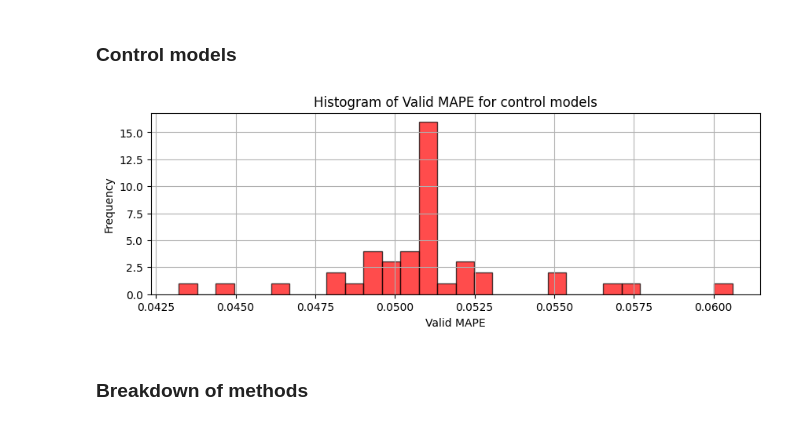
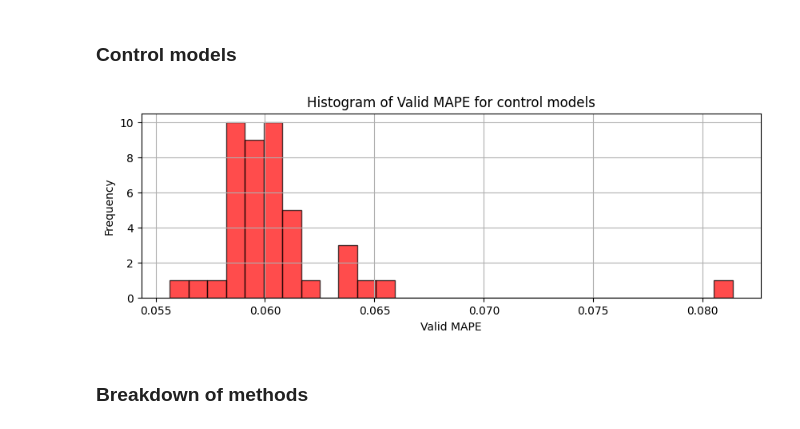
Before and after one commit to lichterberci/rbfar-ols, a Jupyter notebook: experiments.ipynb, the cells around one changed output. Saved outputs shown, nothing was run; the diff lists cells and outputs as text; code cells hidden in the pictures.

```diff
--- a/experiments.ipynb
+++ b/experiments.ipynb
@@ -251,7 +251,7 @@ if not isinstance(control_results, list):
 # %% [markdown]
 ## Evaluating the results
 # %%
-VALID_RATIO = 0.15
+VALID_RATIO = 0.2
 
 test_ratio = 1.0 - TRAIN_RATIO - VALID_RATIO
 assert test_ratio > 0, "Test ratio must be positive."
@@ -367,14 +367,11 @@ for i, res in enumerate(control_results):
     )
     results_df = pd.concat([results_df, new_row], ignore_index=True)
 # %%
-# PROPOSED_MODEL_SELECTION_CRITERION = "Valid R^2"
-# PROPOSED_MODEL_SELECTION_CRITERION_SHOULD_MAXIMIZE = True
+MODEL_SELECTION_CRITERION = "Valid MAPE"
+MODEL_SELECTION_CRITERION_SHOULD_MAXIMIZE = False
 
-# PROPOSED_MODEL_SELECTION_CRITERION = "Test MAPE"
-# PROPOSED_MODEL_SELECTION_CRITERION_SHOULD_MAXIMIZE = False
-
-PROPOSED_MODEL_SELECTION_CRITERION = "Test MAPE"
-PROPOSED_MODEL_SELECTION_CRITERION_SHOULD_MAXIMIZE = False
+MODEL_EVALUATION_CRITERION = "Test NRMSE"
+MODEL_EVALUATION_CRITERION_SHOULD_MAXIMIZE = False
 # %%
 results_df.groupby("Type")[results_df.columns].apply(
     lambda x: x.sort_values(
@@ -540,14 +538,14 @@ plt.show()
 # %%
 control_models = results_df[results_df["Type"] == "Control"]
 plt.figure(figsize=(10, 3))
-plt.hist(control_models[PROPOSED_MODEL_SELECTION_CRITERION], bins=30, alpha=0.7, color='red', edgecolor='black')
-plt.title(f'Histogram of {PROPOSED_MODEL_SELECTION_CRITERION} for control models')
-plt.xlabel(PROPOSED_MODEL_SELECTION_CRITERION)
+plt.hist(control_models[MODEL_SELECTION_CRITERION], bins=30, alpha=0.7, color='red', edgecolor='black')
+plt.title(f'Histogram of {MODEL_SELECTION_CRITERION} for control models')
+plt.xlabel(MODEL_SELECTION_CRITERION)
 plt.ylabel('Frequency')
 plt.grid(True)
 plt.show()
 # %% [output]
-[figure, old version]
+[figure, new version]
 # %% [markdown]
 ### Breakdown of methods
 # %% [markdown]
```
Also changed, not shown: parts of 15 cells of this notebook.
